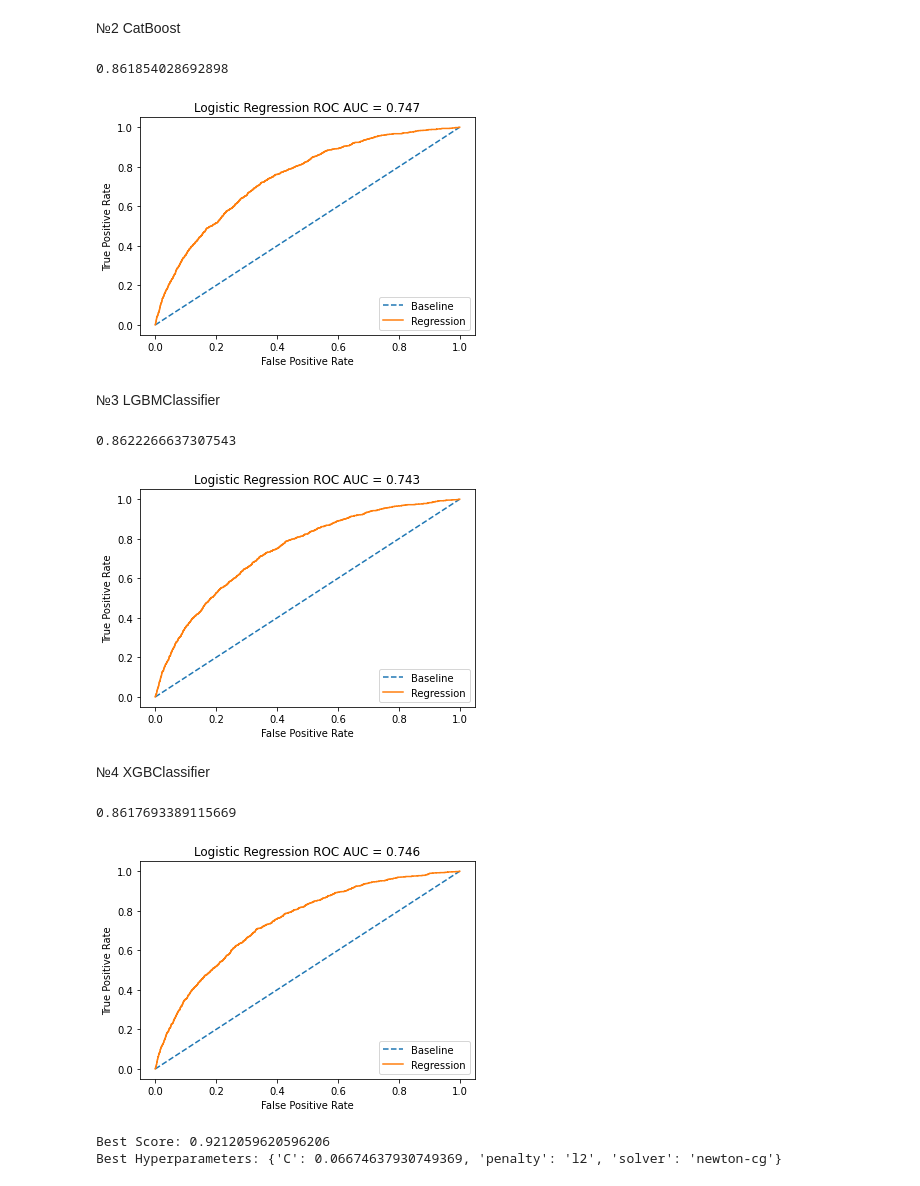
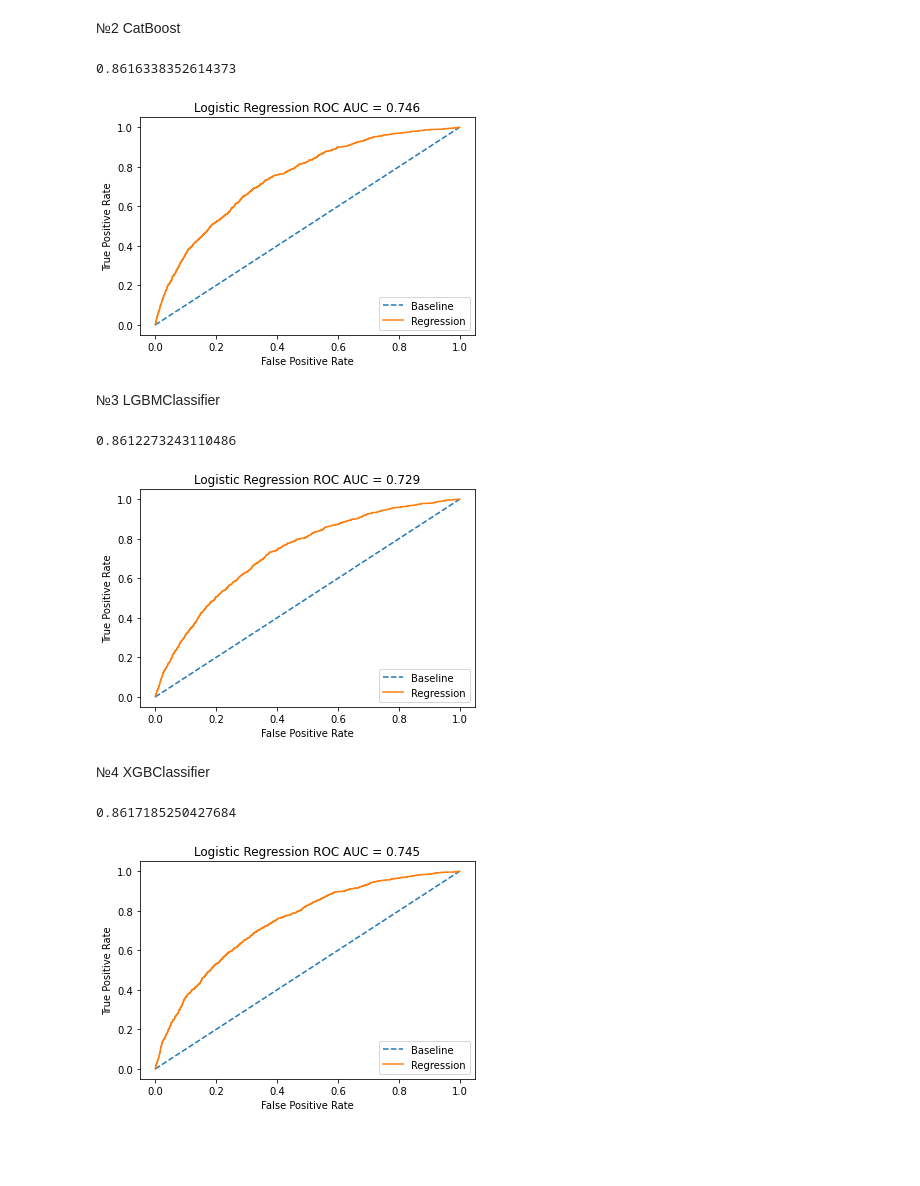
Before and after one commit to PrusRoman/skillfactory_rds, a Jupyter notebook: project_4_Credit_Scoring/sf_Credit_Scoring.ipynb, the cells around one changed output. Cells and saved outputs as stored; diff of their text form; code cells hidden in the pictures; blank space fills up the shorter version.

Commit message:
Final solution. Version 1.0
completed all tasks and found better hyperparameters

```diff
--- a/project_4_Credit_Scoring/sf_Credit_Scoring.ipynb
+++ b/project_4_Credit_Scoring/sf_Credit_Scoring.ipynb
@@ -375,8 +397,5 @@ num_cols = set_approach(num_cols, del_cols)
 # %% [markdown]
 # Scale numeric cols
-# %%
-#score_bki reduce to positive values to simplify the logarithm
-data.score_bki = data.score_bki - data.score_bki.min()
 # %%
 #scale
 scaler = MinMaxScaler()
@@ -409,31 +445,40 @@ show_roc_curve(clf, X_test, y_test)
 # %% [markdown]
 №2 CatBoost
 # %%
-#best ROC AUC 0.747 if (iterations=100, learning_rate=0.07)
-catbst = CatBoostClassifier(iterations=100, learning_rate=0.07).fit(X_train, y_train,
-                                                                 verbose=False)
+#best ROC AUC 0.746
+catbst = CatBoostClassifier(iterations=100,
+                           metric_period=100,
+                            depth=5,
+                           learning_rate=0.07).fit(X_train, y_train, verbose=False, eval_set=(X_train, y_train))
+
 print(catbst.score(X_train, y_train))
 show_roc_curve(catbst, X_test, y_test)
 # %% [output]
-0.861854028692898
+0.8616338352614373
 [figure]
 # %% [markdown]
 №3 LGBMClassifier
 # %%
-#best ROC AUC 0.743 if (iterations=100, learning_rate = 0.038)
-lgbm = LGBMClassifier(iterations=100, learning_rate = 0.038).fit(X_train, y_train)
+#ROC AUC 0.729
+lgbm = LGBMClassifier(iterations=100, learning_rate = 1, boosting_type= 'gbdt'
+                      , colsample_bytree= 0.65, max_bin= 255, n_estimators= 16
+                      , num_leaves= 6, objective= 'binary', random_state= 500
+                      , reg_alpha= 1.2, reg_lambda= 1.2, subsample=0.7).fit(X_train, y_train)
+
 print(lgbm.score(X_train, y_train))
 show_roc_curve(lgbm, X_test, y_test)
 # %% [output]
-0.8622266637307543
+0.8612273243110486
-[figure, old version]
+[figure, new version]
 # %% [markdown]
 №4 XGBClassifier
 # %%
-#best ROC AUC 0.746 if (iterations=100, learning_rate=0.1)
-xgb = XGBClassifier(iterations=100, learning_rate=0.1).fit(X_train, y_train)
+#best ROC AUC 0.745
+xgb = XGBClassifier(iterations=10, colsample_bytree= 0.8, gamma= 5,
+                    learning_rate= 0.2, max_depth= 3, min_child_weight= 10,
+                    subsample= 0.6).fit(X_train, y_train)
 print(xgb.score(X_train, y_train))
 show_roc_curve(xgb, X_test, y_test)
 # %% [output]
-0.8617693389115669
+0.8617185250427684
 [figure]
@@ -447,20 +484,0 @@ from sklearn.model_selection import RandomizedSearchCV
-# %%
-# define model
-model = LogisticRegression()
-# define evaluation
-cv = RepeatedStratifiedKFold(n_splits=10, n_repeats=3, random_state=1)
-# define search space
-space = dict()
-space['solver'] = ['newton-cg', 'lbfgs', 'liblinear']
-space['penalty'] = ['none', 'l1', 'l2', 'elasticnet']
-space['C'] = loguniform(1e-5, 100)
-# define search
-search = RandomizedSearchCV(model, space, n_iter=500, scoring='accuracy', n_jobs=-1, cv=cv, random_state=1)
-# execute search
-result = search.fit(X_test, y_test)
-# summarize result
-print('Best Score: %s' % result.best_score_)
-print('Best Hyperparameters: %s' % result.best_params_)
-# %% [output]
-Best Score: 0.9212059620596206
-Best Hyperparameters: {'C': 0.06674637930749369, 'penalty': 'l2', 'solver': 'newton-cg'}
```
Also changed, not shown: parts of 47 cells of this notebook, 1 other file.
